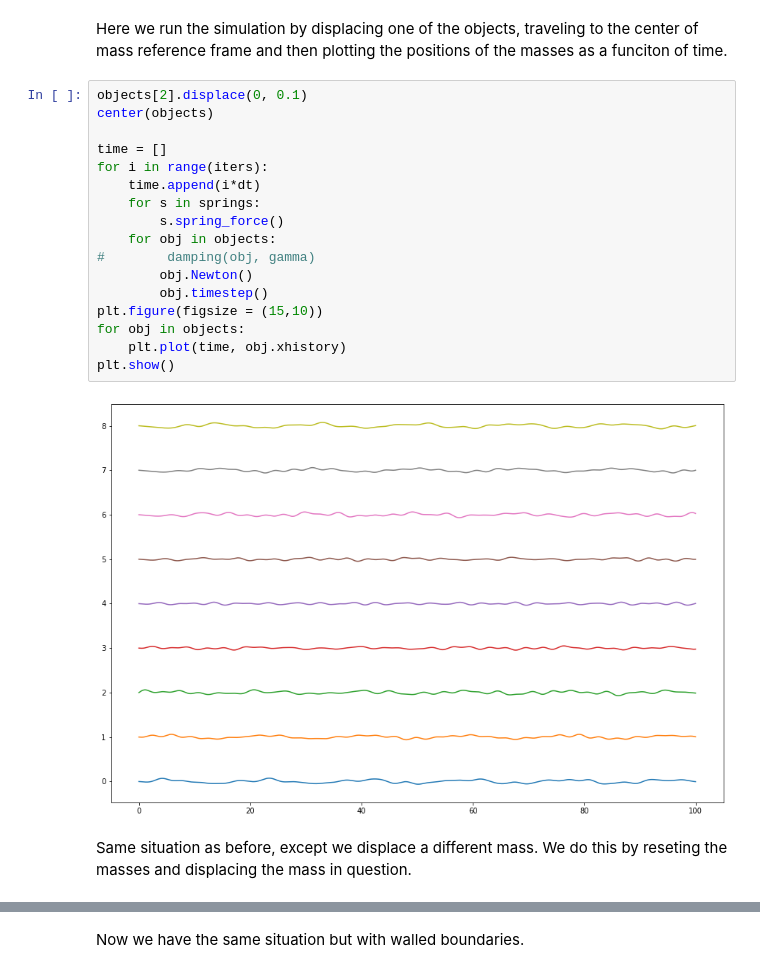
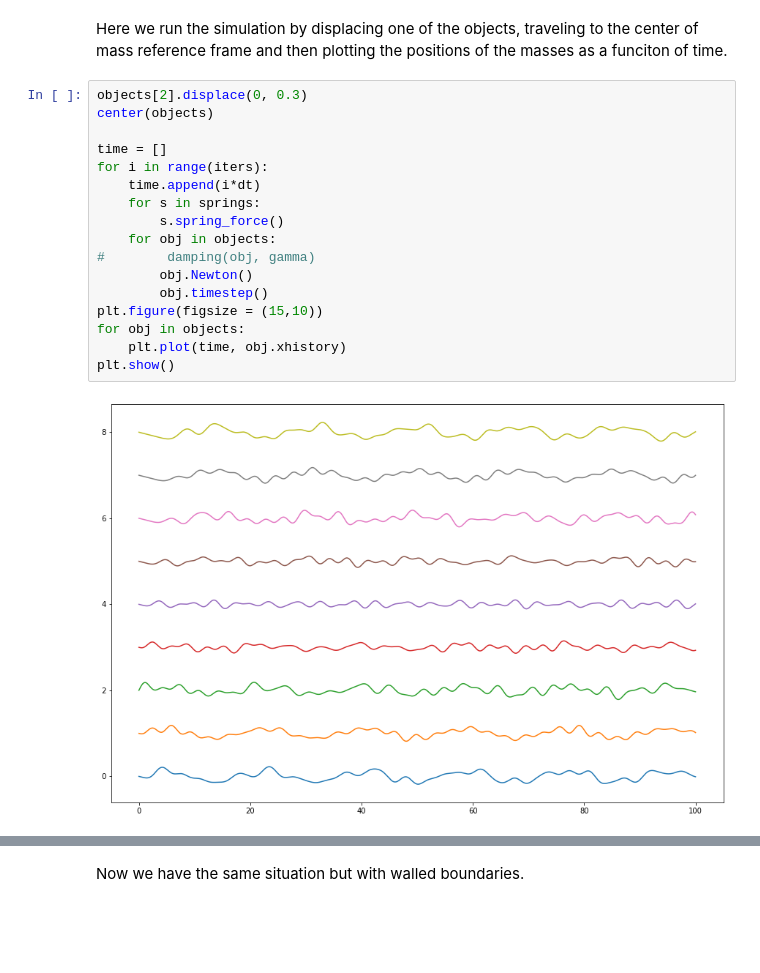
Before and after one commit to project-ida/phonons, a Jupyter notebook: string.ipynb, the cells around one changed output, grey strips where cells are left out. Cells and saved outputs as stored; diff of their text form; blank space fills up the shorter version.

```diff
--- a/string.ipynb
+++ b/string.ipynb
@@ -193,23 +193,21 @@ else:
 # %% [markdown]
 Here we run the simulation by displacing one of the objects, traveling to the center of mass reference frame and then plotting the positions of the masses as a funciton of time.
 # %%
-objects[2].displace(0, 0.1)
+objects[2].displace(0, 0.3)
 center(objects)
 
 time = []
 for i in range(iters):
     time.append(i*dt)
     for s in springs:
         s.spring_force()
     for obj in objects:
 #        damping(obj, gamma)
         obj.Newton()
         obj.timestep()
 plt.figure(figsize = (15,10))
 for obj in objects:
     plt.plot(time, obj.xhistory)
 plt.show()
 # %% [output]
-[figure, old version]
+[figure, new version]
-# %% [markdown]
-Same situation as before, except we displace a different mass. We do this by reseting the masses and displacing the mass in question.
```
Also changed, not shown: parts of 1 cell of this notebook.
